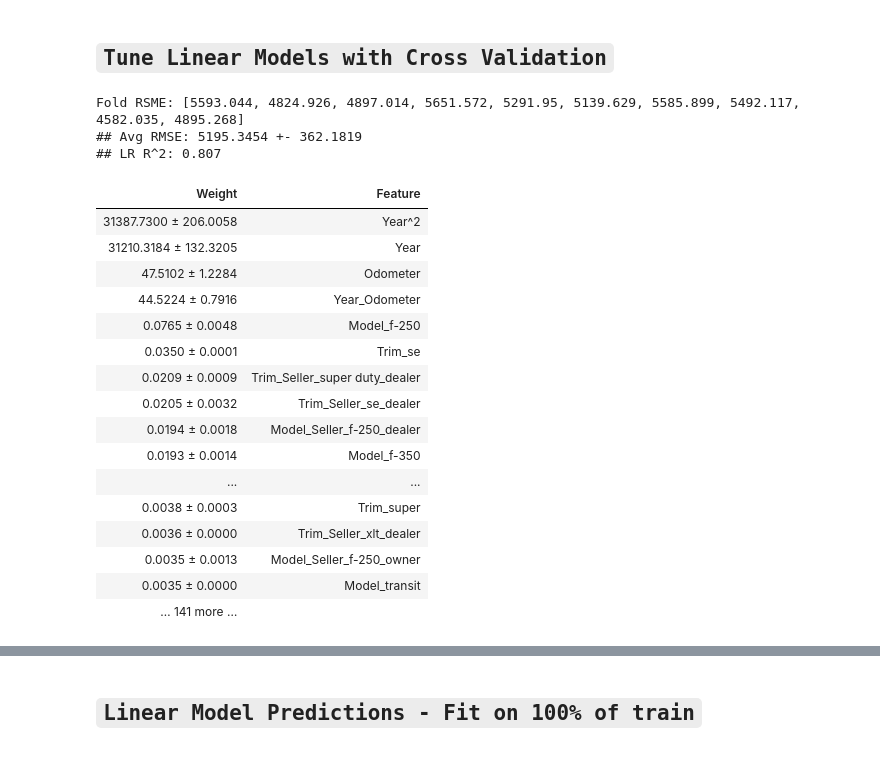
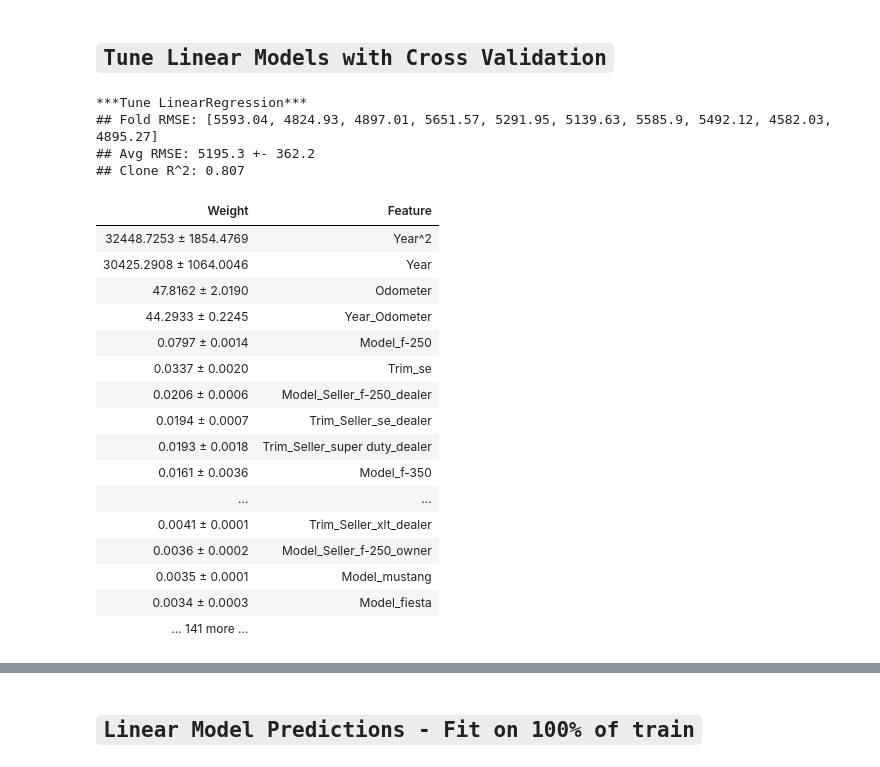
Before and after one commit to jkmackie/car_price_prediction, a Jupyter notebook: jupyter_notebooks/car_algorithms_v10.ipynb, the cells around one changed output, grey strips where cells are left out. Cells and saved outputs as stored; diff of their text form; code cells hidden in the pictures.

```diff
--- a/jupyter_notebooks/car_algorithms_v10.ipynb
+++ b/jupyter_notebooks/car_algorithms_v10.ipynb
@@ -68,21 +92,6 @@ def one_hot_encode(train_df, test_df, cat_cols):
     ohe_test_df.index=test_df.index
     ohe_test_df.columns=ohe.get_feature_names(cat_cols)
     return ohe_train_df, ohe_test_df
-# %%
-def train_and_valid(what_model, num_folds, X, y):
-    fold_rsme=[]
-    kf=KFold(n_splits=num_folds, shuffle=True, random_state=30)
-
-    for train_index, valid_index in kf.split(X):
-        #Clone is a model copy not yet fit on the data.  Initial conditions impact certain model results, like SGD.
-        clone_model = clone(what_model)
-        trn_X, valid_X = X.iloc[train_index, :], X.iloc[valid_index, :]  #df has columns
-        trn_y, valid_y = y.iloc[train_index], y.iloc[valid_index]        #series no columns
-
-        clone_model.fit(trn_X, trn_y)
-        valid_pred=clone_model.predict(valid_X)
-        fold_rsme.append(round(np.sqrt(mean_squared_error(valid_y, valid_pred)), 3))
-    return fold_rsme, clone_model
 # %%
 def query_table_to_df(dbname_string, query):
     '''Query sqlite database and return DataFrame.'''
@@ -498,37 +459,53 @@ print(f'### Dropped the following {len(noise_feat)} invariant noise features:',
 ### Dropped the following 1 invariant noise features: ['Make_ford'] ###
 # %% [markdown]
 ## `Tune Linear Models with Cross Validation`
+# %%
+def train_and_valid(what_model, num_folds, X, y):
+    fold_rmse=[]
+    kf=KFold(n_splits=num_folds, shuffle=True, random_state=30)
+
+    for train_index, valid_index in kf.split(X):
+        #Clone is a model copy not yet fit on the data.  Initial conditions impact certain model results, like SGD.
+        clone_model = clone(what_model)
+        trn_X, valid_X = X.iloc[train_index, :], X.iloc[valid_index, :]  #df has columns
+        trn_y, valid_y = y.iloc[train_index], y.iloc[valid_index]        #series no columns
+        clone_model.fit(trn_X, trn_y)
+        valid_pred=clone_model.predict(valid_X)
+        fold_rmse.append(round(np.sqrt(mean_squared_error(valid_y, valid_pred)), 2))
+
+    print(f'***Tune {type(what_model).__name__}***\n## Fold RMSE:', fold_rmse)
+    print('## Avg RMSE:', round(np.mean(fold_rmse),1),'+-', round(np.std(fold_rmse),1))
+    print('## Clone R^2:', round(clone_model.score(X,y),3))
+    return clone_model
 # %%
-#Train and Score LR CV
+#Tune LR with CV
 lr=LinearRegression(fit_intercept=True)
-fold_rsme, linMod = train_and_valid(what_model=lr, num_folds=10, X=trainX, y=trainY)
-print('Fold RSME:', fold_rsme)
-print('## Avg RMSE:', round(np.mean(fold_rsme),4),'+-', round(np.std(fold_rsme),4))
-print('## LR R^2:', round(linMod.score(trainX, trainY),3))
+lr_clone=train_and_valid(what_model=lr, num_folds=10, X=trainX, y=trainY)
 # %% [output]
-Fold RSME: [5593.044, 4824.926, 4897.014, 5651.572, 5291.95, 5139.629, 5585.899, 5492.117, 4582.035, 4895.268]
-## Avg RMSE: 5195.3454 +- 362.1819
-## LR R^2: 0.807
+***Tune LinearRegression***
+## Fold RMSE: [5593.04, 4824.93, 4897.01, 5651.57, 5291.95, 5139.63, 5585.9, 5492.12, 4582.03, 4895.27]
+## Avg RMSE: 5195.3 +- 362.2
+## Clone R^2: 0.807
 # %%
 #Get LinearRegression feature importances.  Note: collinearity distorts feature importances.
-perm = PermutationImportance(linMod,n_iter=2).fit(trainX, trainY)
+perm = PermutationImportance(lr_clone,n_iter=2).fit(trainX, trainY)
 eli5.show_weights(perm, feature_names = trainX.columns.tolist())
 # %% [output]
 | Weight | Feature |
-| 31387.7300 ± 206.0058 | Year^2 |
-| 31210.3184 ± 132.3205 | Year |
-| 47.5102 ± 1.2284 | Odometer |
-| 44.5224 ± 0.7916 | Year_Odometer |
-| 0.0765 ± 0.0048 | Model_f-250 |
-| 0.0350 ± 0.0001 | Trim_se |
-| 0.0209 ± 0.0009 | Trim_Seller_super duty_dealer |
-| 0.0205 ± 0.0032 | Trim_Seller_se_dealer |
-| 0.0194 ± 0.0018 | Model_Seller_f-250_dealer |
-| 0.0193 ± 0.0014 | Model_f-350 |
+| 32448.7253 ± 1854.4769 | Year^2 |
+| 30425.2908 ± 1064.0046 | Year |
+| 47.8162 ± 2.0190 | Odometer |
+| 44.2933 ± 0.2245 | Year_Odometer |
+| 0.0797 ± 0.0014 | Model_f-250 |
+| 0.0337 ± 0.0020 | Trim_se |
+| 0.0206 ± 0.0006 | Model_Seller_f-250_dealer |
+| 0.0194 ± 0.0007 | Trim_Seller_se_dealer |
+| 0.0193 ± 0.0018 | Trim_Seller_super duty_dealer |
+| 0.0161 ± 0.0036 | Model_f-350 |
 | ... | ... |
-| 0.0038 ± 0.0003 | Trim_super |
-| 0.0036 ± 0.0000 | Trim_Seller_xlt_dealer |
-| 0.0035 ± 0.0013 | Model_Seller_f-250_owner |
-| 0.0035 ± 0.0000 | Model_transit |
+| 0.0041 ± 0.0001 | Trim_Seller_xlt_dealer |
+| 0.0036 ± 0.0002 | Model_Seller_f-250_owner |
+| 0.0035 ± 0.0001 | Model_mustang |
+| 0.0034 ± 0.0003 | Model_fiesta |
 | … 141 more … |  |
 # %%
```
Also changed, not shown: parts of 20 cells of this notebook, 1 other file.
